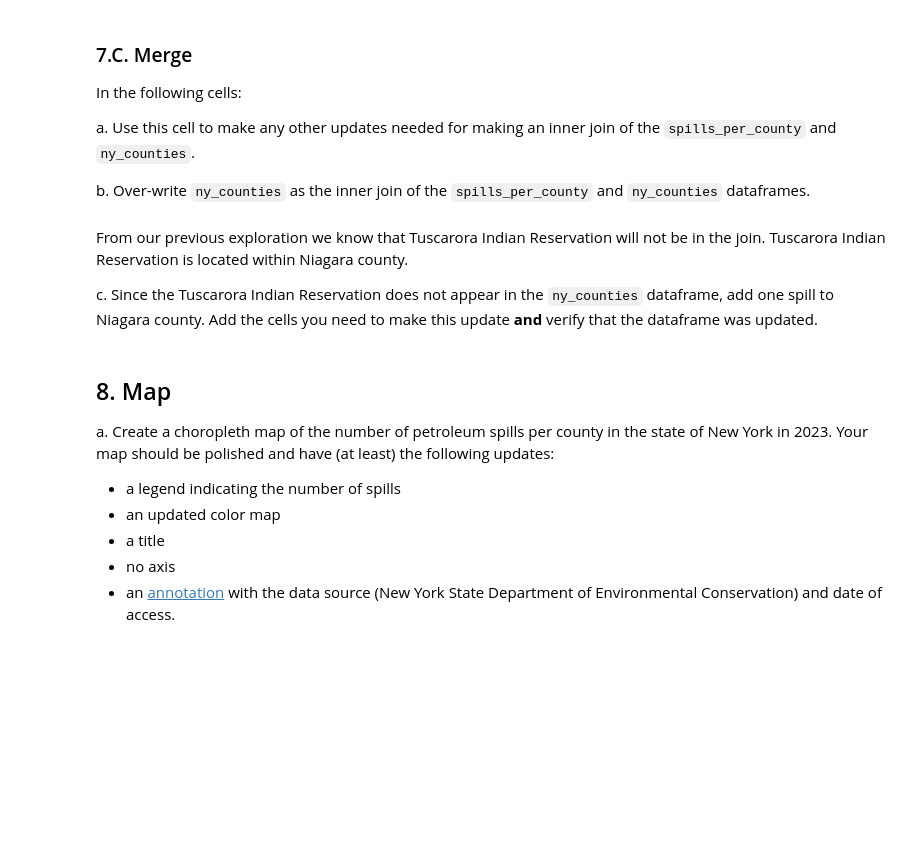
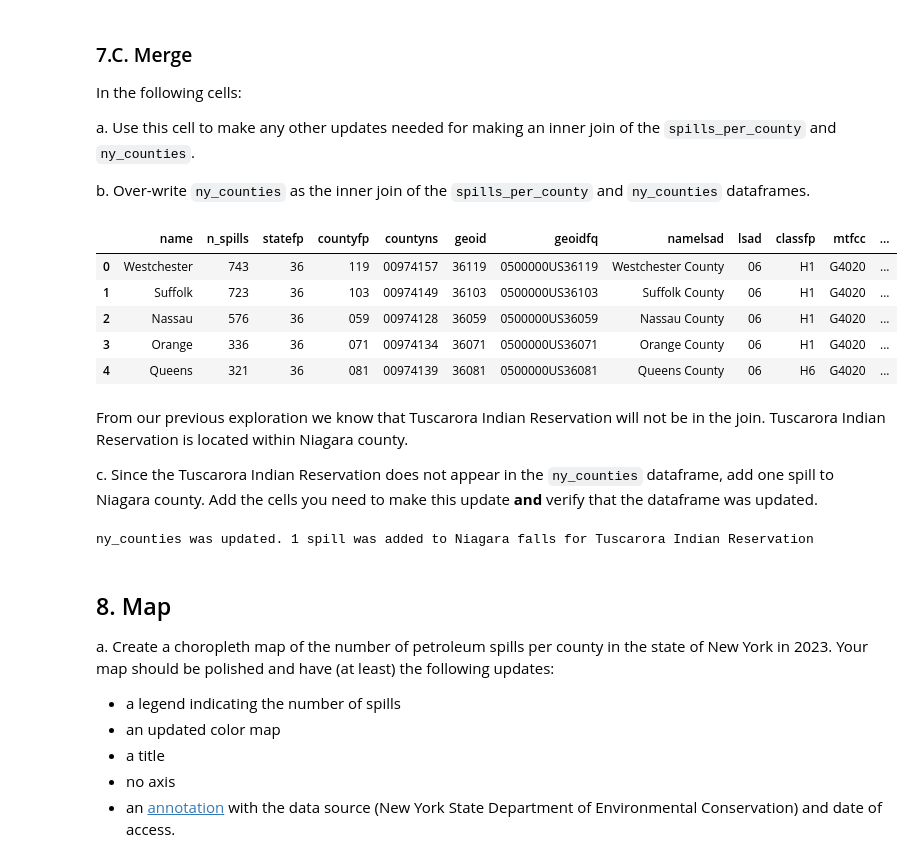
Before and after one commit to katleyq/eds220-hwk3, a Jupyter notebook: hwk3-task2-oil-spills.ipynb, the cells around one changed output. Saved outputs shown, nothing was run; the diff lists cells and outputs as text; code cells hidden in the pictures; blank space fills up the shorter version.

```diff
--- a/hwk3-task2-oil-spills.ipynb
+++ b/hwk3-task2-oil-spills.ipynb
@@ -406,0 +447,7 @@ You may add cells if needed.
+# %%
+# Your code here
+spills_per_county.county = spills_per_county.county.replace('St Lawrence', 'St. Lawrence')
+
+assert 'St. Lawrence' in spills_per_county.county.values
+
+print("Update to St. Lawrence was successful")
@@ -414,5 +463,14 @@ a. Use this cell to make any other updates needed for making an inner join of th
 b. Over-write `ny_counties` as the  inner join of the `spills_per_county` and `ny_counties` dataframes.
 # %%
 # a. Your code here
+spills_per_county = spills_per_county.rename(columns = {'county' : 'name'})
+spills_per_county
+# %% [output]
+|  | name | n_spills | statefp | countyfp | countyns | geoid | geoidfq | namelsad | lsad | classfp | mtfcc | ... |
+| 0 | Westchester | 743 | 36 | 119 | 00974157 | 36119 | 0500000US36119 | Westchester County | 06 | H1 | G4020 | ... |
+| 1 | Suffolk | 723 | 36 | 103 | 00974149 | 36103 | 0500000US36103 | Suffolk County | 06 | H1 | G4020 | ... |
+| 2 | Nassau | 576 | 36 | 059 | 00974128 | 36059 | 0500000US36059 | Nassau County | 06 | H1 | G4020 | ... |
+| 3 | Orange | 336 | 36 | 071 | 00974134 | 36071 | 0500000US36071 | Orange County | 06 | H1 | G4020 | ... |
+| 4 | Queens | 321 | 36 | 081 | 00974139 | 36081 | 0500000US36081 | Queens County | 06 | H6 | G4020 | ... |
 # %%
 # b. Your code here
@@ -426,3 +488,12 @@ c. Since the Tuscarora Indian Reservation does not appear in the `ny_counties` d
+# %%
+# c. Your code here
+ny_counties.loc[ny_counties.name == 'Niagara', 'n_spills'] += 1
+
+assert ny_counties.loc[ny_counties.name == 'Niagara', 'n_spills'].item() > 88
+
+print("ny_counties was updated. 1 spill was added to Niagara falls for Tuscarora Indian Reservation")
+# %% [output]
+ny_counties was updated. 1 spill was added to Niagara falls for Tuscarora Indian Reservation
 # %% [markdown]
 <!-- BEGIN QUESTION -->
 
```
Also changed, not shown: parts of 19 cells of this notebook, 1 other file.
